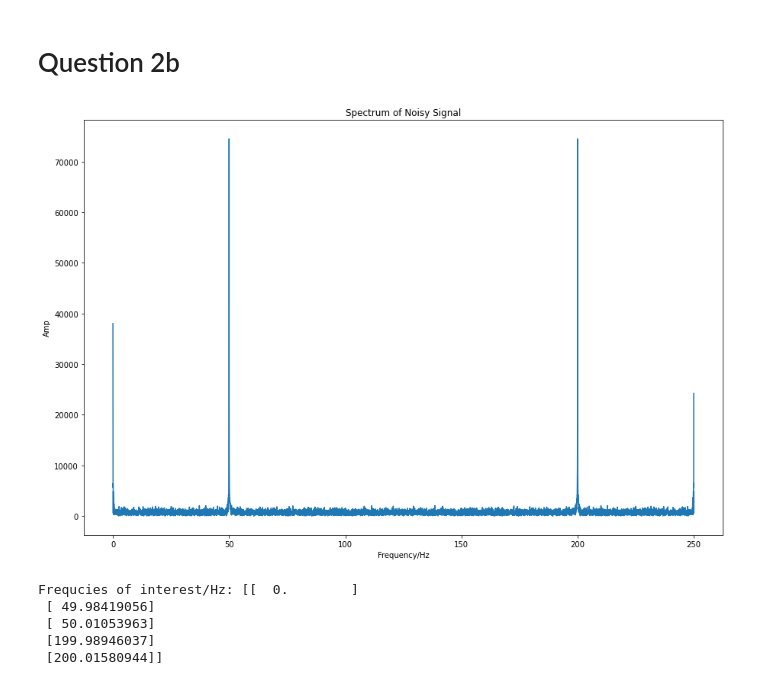
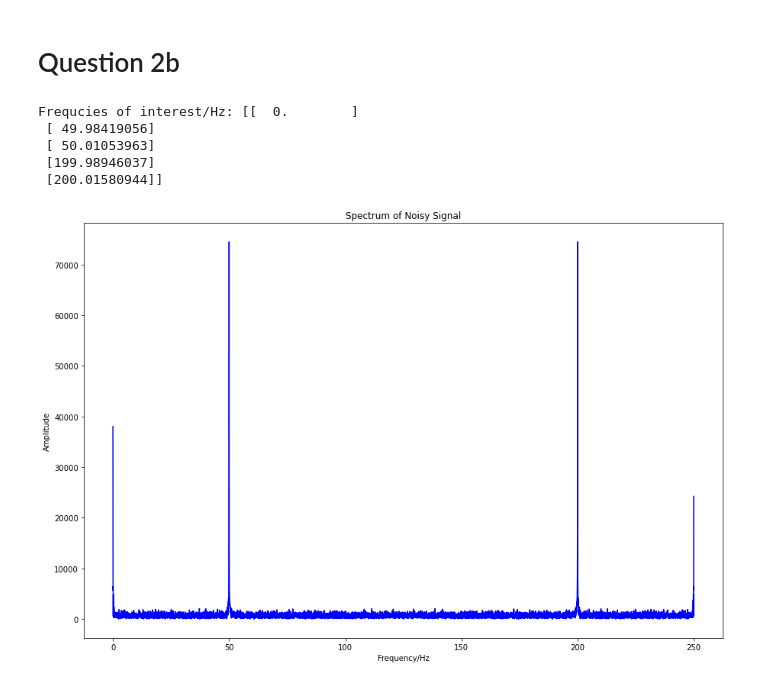
Before and after one commit to ZJTAN97/FilterSignalsProject, a Jupyter notebook: CA Qn 2/answer.ipynb, the cells around one changed output. Saved outputs shown, nothing was run; the diff lists cells and outputs as text; code cells hidden in the pictures.

```diff
--- a/CA Qn 2/answer.ipynb
+++ b/CA Qn 2/answer.ipynb
@@ -126,54 +140,39 @@ ax6.title.set_text('Reference Pitch')
 # %%
 # Unpickle the file 'synthetic.pkl'
 with open("synthetic.pkl", "rb") as fid:
     data = pickle.load(fid)
 
 ts_noisy_acc = data['ACC'][:,0]
 noisy_acc_x = data['ACC'][:,1]
 noisy_acc_y = data['ACC'][:,2]
 noisy_acc_z = data['ACC'][:,3]
-noisy_acc = [noisy_acc_x,noisy_acc_y,noisy_acc_z]
+noisy_acc = [noisy_acc_x, noisy_acc_y, noisy_acc_z]
 
 
 ts_noisy_mag = data['MAG'][:,0]
 noisy_mag_x = data['MAG'][:,1]
 noisy_mag_y = data['MAG'][:,2]
 noisy_mag_z = data['MAG'][:,3]
-noisy_mag = [noisy_mag_x,noisy_mag_y,noisy_mag_z]
+noisy_mag = [noisy_mag_x, noisy_mag_y, noisy_mag_z]
 
-# fig, ax = plt.subplots(figsize=(15,10))
-# ax.plot(ts_noisy_acc, noisy_acc_z)
 
 # Carry out an FFT analysis on the acc_x and plot the spectrum.
 sample_freq = 250
 frequency = np.arange(len(noisy_acc_x)) * (sample_freq/len(noisy_acc_x))
 spectrum=np.abs(fft(noisy_acc_x))
 
 fig, ax = plt.subplots(figsize=(15,10))
-
-
-ax.plot(frequency, spectrum)
-ax.set(xlabel = 'Frequency/Hz',
-      ylabel = 'Amp',
-      title = 'Spectrum of Noisy Signal')
-
-plt.show()
+plotter(ax, frequency, spectrum, 'Frequency/Hz', 'Amplitude', 'Spectrum of Noisy Signal', 'b')
 
 
 # Identity location of peaks
 threshold= np.max(spectrum)/2.0
-
 indices = np.argwhere( spectrum > threshold)
 print('Frequcies of interest/Hz: %s \n' % frequency[indices])
-
-# Design a suitable filter to remove the noise.
-
-
-# Run the filter over the dataset.
 # %% [output]
+Frequcies of interest/Hz: [[  0.        ]
+ [ 49.98419056]
+ [ 50.01053963]
+ [199.98946037]
+ [200.01580944]]
-[figure, old version]
+[figure, new version]
-Frequcies of interest/Hz: [[  0.        ]
- [ 49.98419056]
- [ 50.01053963]
- [199.98946037]
- [200.01580944]]
```
Also changed, not shown: parts of 21 cells of this notebook, 1 other file.
